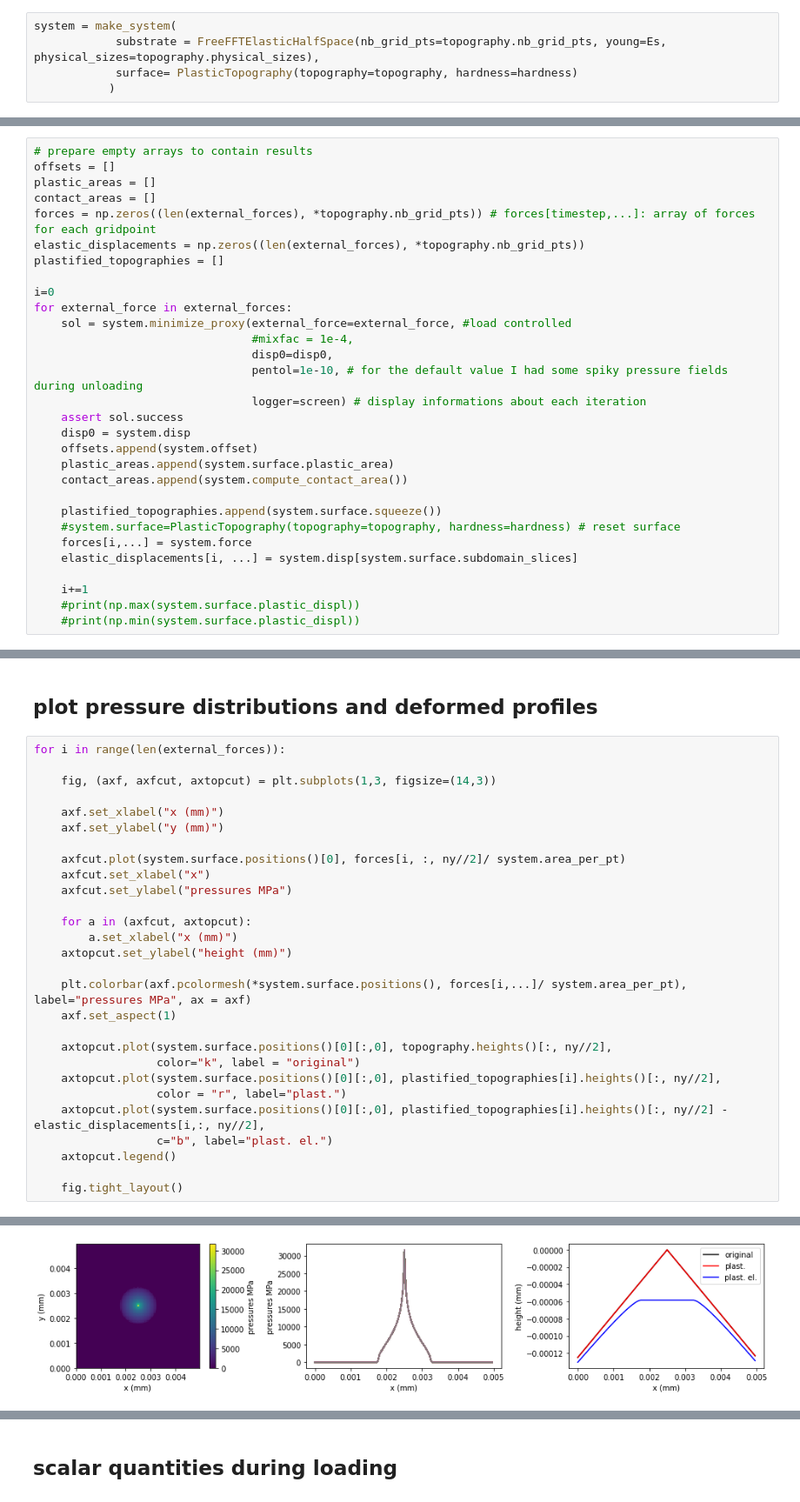
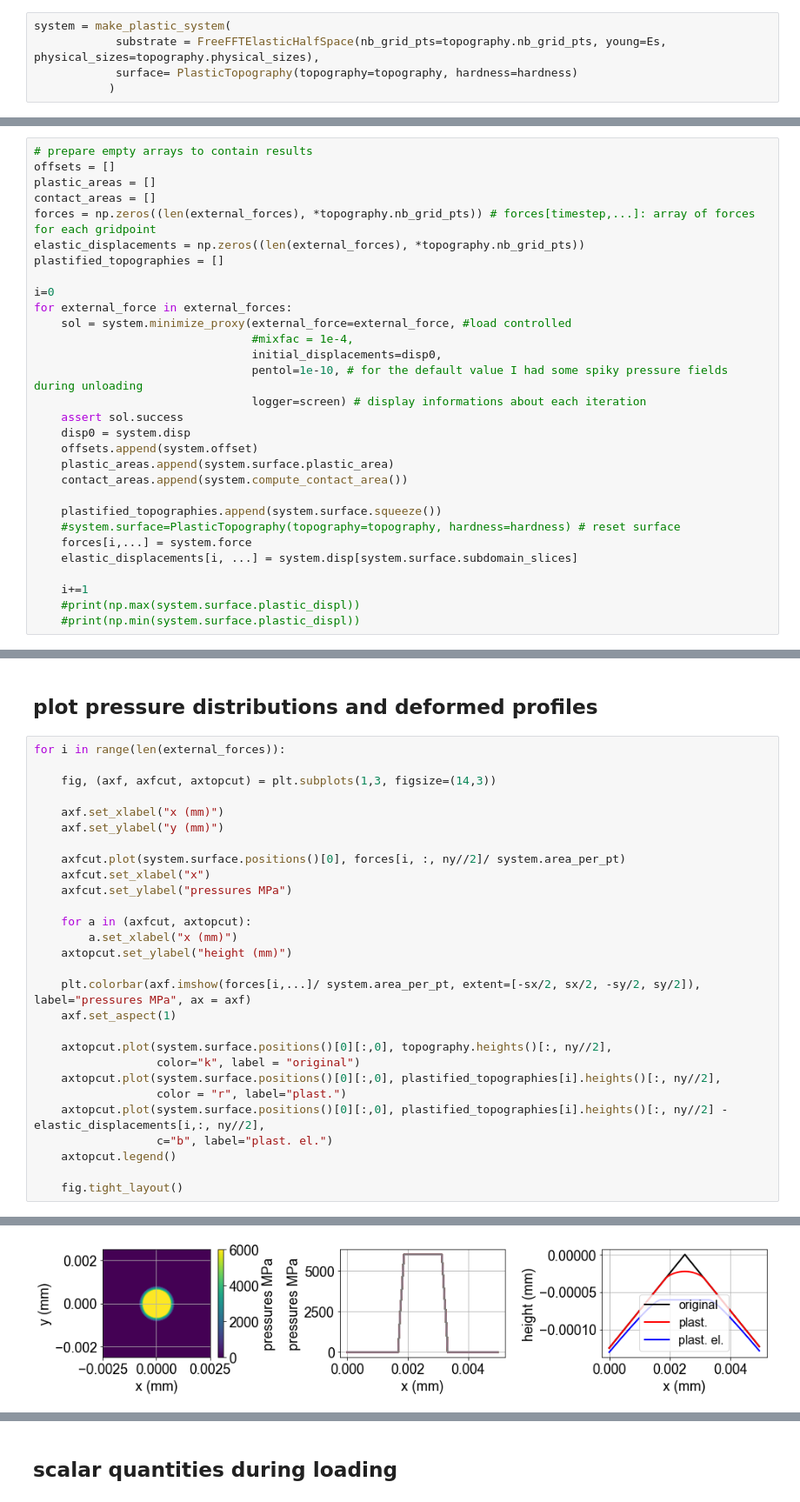
Before and after one commit to ContactEngineering/ContactMechanics, a Jupyter notebook: examples/plastic_simulation_cone.ipynb, the cells around one changed output, grey strips where cells are left out. Shown at 87% size. Saved outputs shown, nothing was run; the diff lists cells and outputs as text.

Commit message:
DOC: Plastic example was working with elastic system

```diff
--- a/examples/plastic_simulation_cone.ipynb
+++ b/examples/plastic_simulation_cone.ipynb
@@ -55,7 +55,7 @@ hardness = 6000 # MPa
 
 the `make_system` automatically knows it has to do a plastic simulation if we pass a `PlasticTopogaraphy`
 # %%
-system = make_system(
+system = make_plastic_system(
             substrate = FreeFFTElasticHalfSpace(nb_grid_pts=topography.nb_grid_pts, young=Es, physical_sizes=topography.physical_sizes),
             surface= PlasticTopography(topography=topography, hardness=hardness)
            )
@@ -91,7 +91,7 @@ i=0
 for external_force in external_forces:
     sol = system.minimize_proxy(external_force=external_force, #load controlled
                                 #mixfac = 1e-4,
-                                disp0=disp0,
+                                initial_displacements=disp0,
                                 pentol=1e-10, # for the default value I had some spiky pressure fields during unloading
                                 logger=screen) # display informations about each iteration
     assert sol.success
@@ -144,7 +144,7 @@ for i in range(len(external_forces)):
         a.set_xlabel("x (mm)")
     axtopcut.set_ylabel("height (mm)")
 
-    plt.colorbar(axf.pcolormesh(*system.surface.positions(), forces[i,...]/ system.area_per_pt), label="pressures MPa", ax = axf)
+    plt.colorbar(axf.imshow(forces[i,...]/ system.area_per_pt, extent=[-sx/2, sx/2, -sy/2, sy/2]), label="pressures MPa", ax = axf)
     axf.set_aspect(1)
 
     axtopcut.plot(system.surface.positions()[0][:,0], topography.heights()[:, ny//2],
@@ -162 +162 @@ for i in range(len(external_forces)):
-[figure, old version]
+[figure, new version]
```
Also changed, not shown: parts of 9 cells of this notebook.
